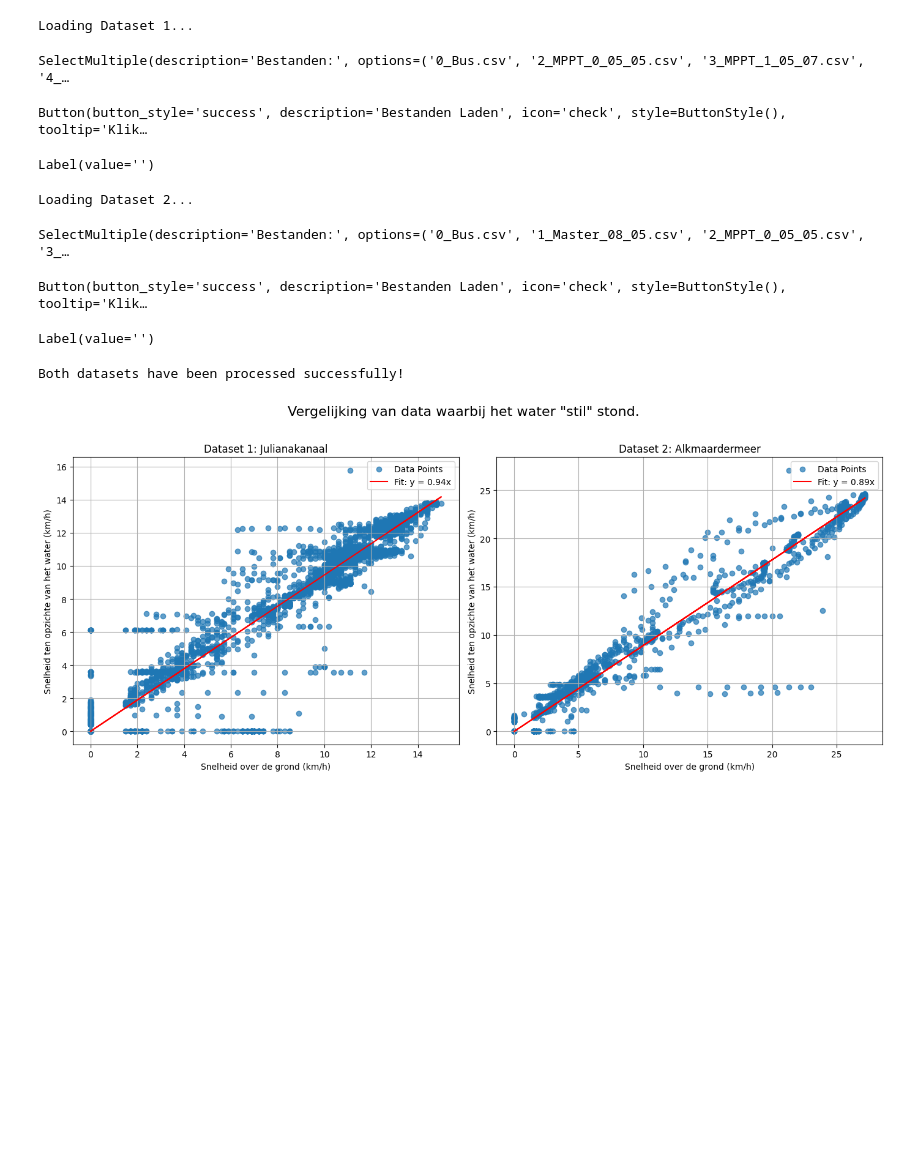
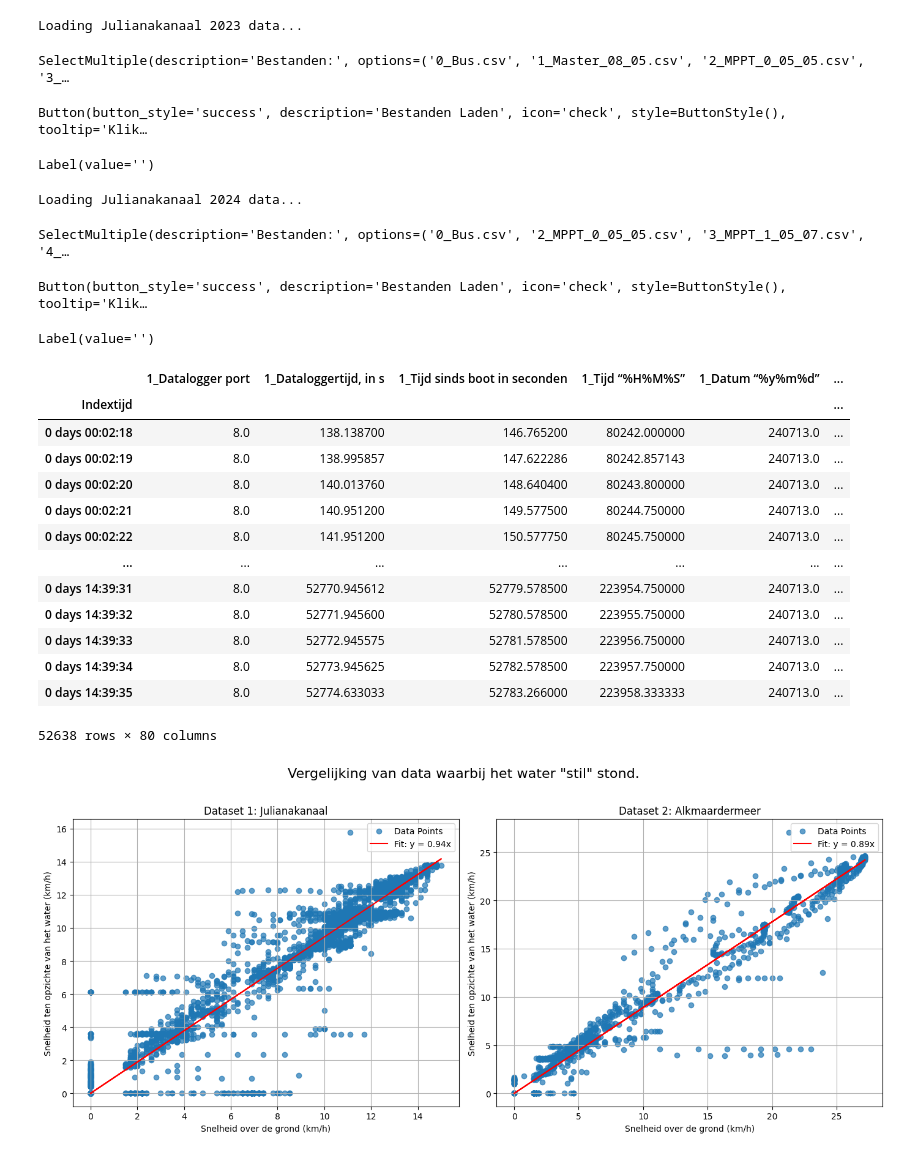
Before and after one commit to Qrax/Clean_Mobility, a Jupyter notebook: main.ipynb, the cells around one changed output. Drawn from its saved outputs; the diff is of its cells as text; code cells hidden in the pictures; blank space fills up the shorter version.

Commit message:
Begonnen met code om Juliana Kanaal data te openen van 2 vershillende jaren

```diff
--- a/main.ipynb
+++ b/main.ipynb
@@ -4,52 +4,42 @@ import numpy as np
 import matplotlib.pyplot
 # %%
 # Load data interactively using lib.DataUitzoekenGui
-directory1 = "../../../OneDrive - HvA/Logfiles/SOLAR/2024/20240707_20240715_terugvaart/20240713_Huy-Limburg/0026 - 20240713T080342 14h37m16s 145.044km Durnal - Heel"
-directory2 = "../../../OneDrive - HvA/Logfiles/SOLAR/2024/2024-10-24_sleeptest/0056 - 20241024T115530 1h25m5s 12.315km De Rijp - Uitgeest - De Rijp"
+directory_2023 = "../../../OneDrive - HvA/Logfiles/SOLAR/2023/20230705-20230717_monaco_frankrijk_belgie_nederland/0101 - 20230715T080203 12h8m0s 87.721km Durnal - Bunde"
+directory_2024 = "../../../OneDrive - HvA/Logfiles/SOLAR/2024/20240707_20240715_terugvaart/20240713_Huy-Limburg/0026 - 20240713T080342 14h37m16s 145.044km Durnal - Heel"
 
 # Load datasets
-print("Loading Dataset 1...")
-result1 = lib.DataUitzoekenGui(directory1)
-print("Loading Dataset 2...")
-result2 = lib.DataUitzoekenGui(directory2)
+print("Loading Julianakanaal 2023 data...")
+result_2023 = lib.DataUitzoekenGui(directory_2023)
+print("Loading Julianakanaal 2024 data...")
+result_2024 = lib.DataUitzoekenGui(directory_2024)
 # %% [output]
-Loading Dataset 1...
+Loading Julianakanaal 2023 data...
-SelectMultiple(description='Bestanden:', options=('0_Bus.csv', '2_MPPT_0_05_05.csv', '3_MPPT_1_05_07.csv', '4_…
+SelectMultiple(description='Bestanden:', options=('0_Bus.csv', '1_Master_08_05.csv', '2_MPPT_0_05_05.csv', '3_…
 Button(button_style='success', description='Bestanden Laden', icon='check', style=ButtonStyle(), tooltip='Klik…
 Label(value='')
-Loading Dataset 2...
+Loading Julianakanaal 2024 data...
-SelectMultiple(description='Bestanden:', options=('0_Bus.csv', '1_Master_08_05.csv', '2_MPPT_0_05_05.csv', '3_…
+SelectMultiple(description='Bestanden:', options=('0_Bus.csv', '2_MPPT_0_05_05.csv', '3_MPPT_1_05_07.csv', '4_…
 Button(button_style='success', description='Bestanden Laden', icon='check', style=ButtonStyle(), tooltip='Klik…
 Label(value='')
-# %%
-# After loading the files and clicking the load button
-# Check if 'merged_df' exists in results
-if 'merged_df' in result1 and 'merged_df' in result2:
-    merged_df1 = result1['merged_df'].copy()
-    merged_df2 = result2['merged_df'].copy()
-
-    # Process Dataset 1
-    df1 = merged_df1.copy()
-    df1 = df1[df1['1_Tijd'] > 155000]
-    df1 = df1[df1['1_Tijd'] < 190000]
-    #df1 = df1[df1['1_Snelheid over de grond in km/h'] != 0]
-    #df1 = df1[df1['1_Snelheid tenopzichte van het water in Kilometers per uur'] != 0]
-    df1 = df1[df1['1_Snelheid tenopzichte van het water in Kilometers per uur'] < 20]
-
-    # Process Dataset 2
-    df2 = merged_df2.copy()
-    def hhmmss_to_seconds(hhmmss):
-        hours = hhmmss // 10000
-        minutes = (hhmmss % 10000) // 100
-        seconds = hhmmss % 100
-        return hours * 3600 + minutes * 60 + seconds
-
-    df2['Time_in_seconds'] = df2['1_Tijd'].apply(hhmmss_to_seconds)
-    df2 = df2[df2['Time_in_seconds'] > 36750]
-    df2 = df2[df2['Time_in_seconds'] < 38000]
-
-    print("Both datasets have been processed successfully!")
-else:
-    print("One or both datasets have not been loaded.")
-# %% [output]
-Both datasets have been processed successfully!
+# %%
+# After loading the files and clicking the load button
+# Check if 'merged_df' exists in results
+if 'merged_df' in result_2023 and 'merged_df' in result_2024:
+    merged_df_2023 = result_2023['merged_df'].copy()
+    merged_df_2024 = result_2024['merged_df'].copy()
+merged_df_2024
+# %% [output]
+|  | 1_Datalogger port | 1_Dataloggertijd, in s | 1_Tijd sinds boot in seconden | 1_Tijd “%H%M%S” | 1_Datum “%y%m%d” | ... |
+| Indextijd |  |  |  |  |  | ... |
+| 0 days 00:02:18 | 8.0 | 138.138700 | 146.765200 | 80242.000000 | 240713.0 | ... |
+| 0 days 00:02:19 | 8.0 | 138.995857 | 147.622286 | 80242.857143 | 240713.0 | ... |
+| 0 days 00:02:20 | 8.0 | 140.013760 | 148.640400 | 80243.800000 | 240713.0 | ... |
+| 0 days 00:02:21 | 8.0 | 140.951200 | 149.577500 | 80244.750000 | 240713.0 | ... |
+| 0 days 00:02:22 | 8.0 | 141.951200 | 150.577750 | 80245.750000 | 240713.0 | ... |
+| ... | ... | ... | ... | ... | ... | ... |
+| 0 days 14:39:31 | 8.0 | 52770.945612 | 52779.578500 | 223954.750000 | 240713.0 | ... |
+| 0 days 14:39:32 | 8.0 | 52771.945600 | 52780.578500 | 223955.750000 | 240713.0 | ... |
+| 0 days 14:39:33 | 8.0 | 52772.945575 | 52781.578500 | 223956.750000 | 240713.0 | ... |
+| 0 days 14:39:34 | 8.0 | 52773.945625 | 52782.578500 | 223957.750000 | 240713.0 | ... |
+| 0 days 14:39:35 | 8.0 | 52774.633033 | 52783.266000 | 223958.333333 | 240713.0 | ... |
+52638 rows × 80 columns
```
Also changed, not shown: parts of 1 cell of this notebook.
